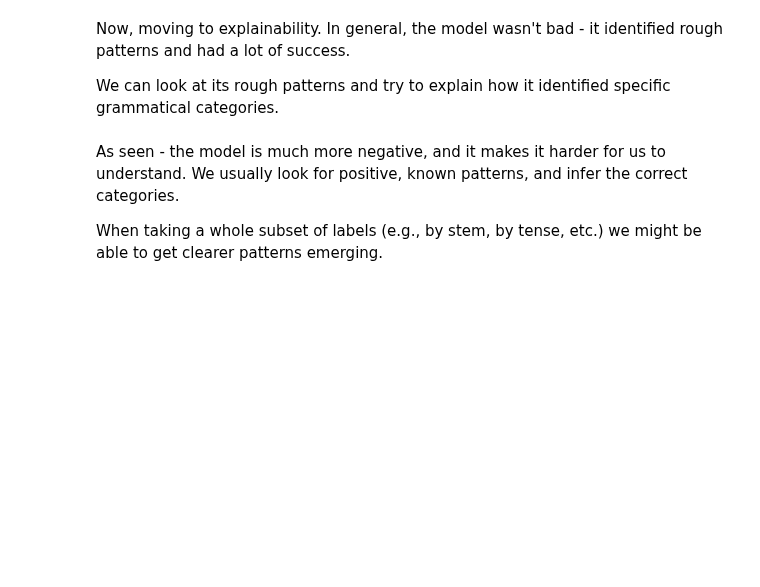
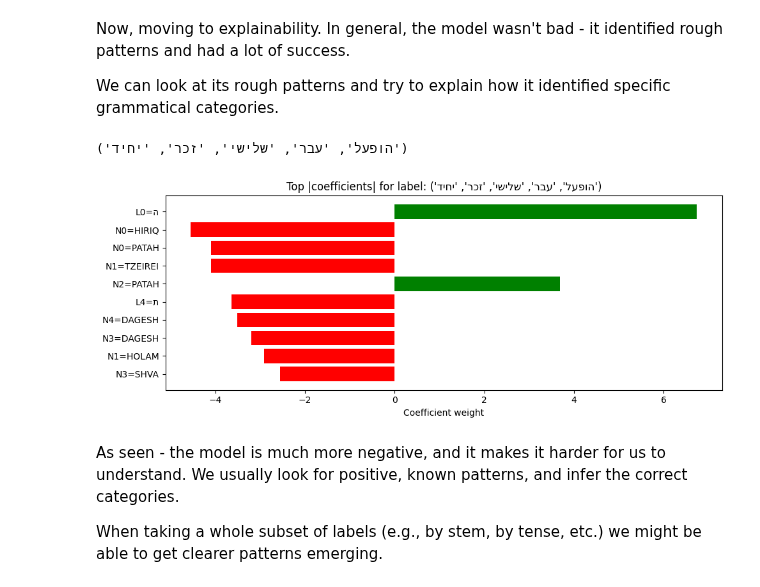
Before and after one commit to EyalShahimov/HebrewWordsAnalysis, a Jupyter notebook: main.ipynb, the cells around one changed output. Drawn from its saved outputs; the diff is of its cells as text; code cells hidden in the pictures; blank space fills up the shorter version.

```diff
--- a/main.ipynb
+++ b/main.ipynb
@@ -934,3 +951,0 @@ OVR_LR_CLASSIFIER = train_ovr_lr(X, Y)
-# %%
-for est, label in zip(OVR_LR_CLASSIFIER.estimators_, Y_FEATURES):
-    print(label, est.n_iter_)
@@ -953,0 +954,20 @@ evaluate_predictions('Test', Y_test, Y_test_pred)
+# %%
+OVR_LR_PKL = MODELS_DIR / 'ovr_lr_model.pkl'
+
+
+TRAIN_INDEXES, TEST_INDEXES = train_test_split(np.arange(len(PIVOT_DF)), test_size=0.2, random_state=42, shuffle=True)
+TRAIN_DF = PIVOT_DF.iloc[TRAIN_INDEXES].reset_index(drop=True)
+TEST_DF = PIVOT_DF.iloc[TEST_INDEXES].reset_index(drop=True)
+X_TRAIN, Y_TRAIN = X[TRAIN_INDEXES], Y[TRAIN_INDEXES]
+X_TEST, Y_TEST = X[TEST_INDEXES], Y[TEST_INDEXES]
+
+
+if OVR_LR_PKL.is_file():
+    OVR_LR_CLASSIFIER = joblib.load(OVR_LR_PKL)
+else:
+    OVR_LR_CLASSIFIER = OneVsRestClassifier(
+        LogisticRegression(solver='liblinear', penalty='l2', max_iter=100),
+        verbose=1
+    )
+    OVR_LR_CLASSIFIER.fit(X_TRAIN, Y_TRAIN)
+    joblib.dump(OVR_LR_CLASSIFIER, OVR_LR_PKL)
@@ -1074,11 +1217,11 @@ def plot_label_explanation(label_idx):
     idx = np.argsort(np.abs(coefs))[::-1]
 
     # take top 20 (10 positive + 10 negative mixed by magnitude)
-    top_idx = idx[:30]
+    top_idx = idx[:10]
     features = [X_FEATURES[i] for i in top_idx]
     values = coefs[top_idx]
 
-    plt.figure(figsize=(10, 8))
+    plt.figure(figsize=(10, 3))
     plt.barh(features, values, color=['green' if v > 0 else 'red' for v in values])
     plt.gca().invert_yaxis()  # most influential on top
     plt.title(f"Top |coefficients| for label: {rtl(str(Y_FEATURES[label_idx]))}")
@@ -1090,5 +1231,9 @@ list(enumerate(Y_FEATURES))
 # %%
-plot_label_explanation(16)
+display(Y_FEATURES[LABEL_INDEX := 16])
+plot_label_explanation(LABEL_INDEX)
+# %% [output]
+('הופעל', 'עבר', 'שלישי', 'זכר', 'יחיד')
+[figure, added]
 # %% [markdown]
 As seen - the model is much more negative, and it makes it harder for us to understand. We usually look for positive, known patterns, and infer the correct categories.
 
```
Also changed, not shown: parts of 43 cells of this notebook, 2 other files.
